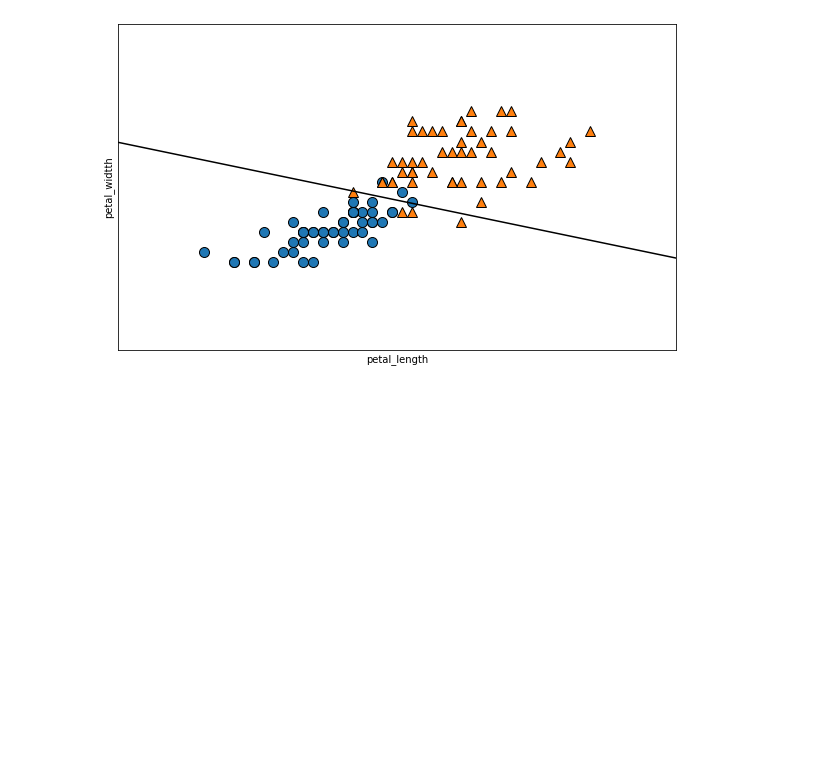
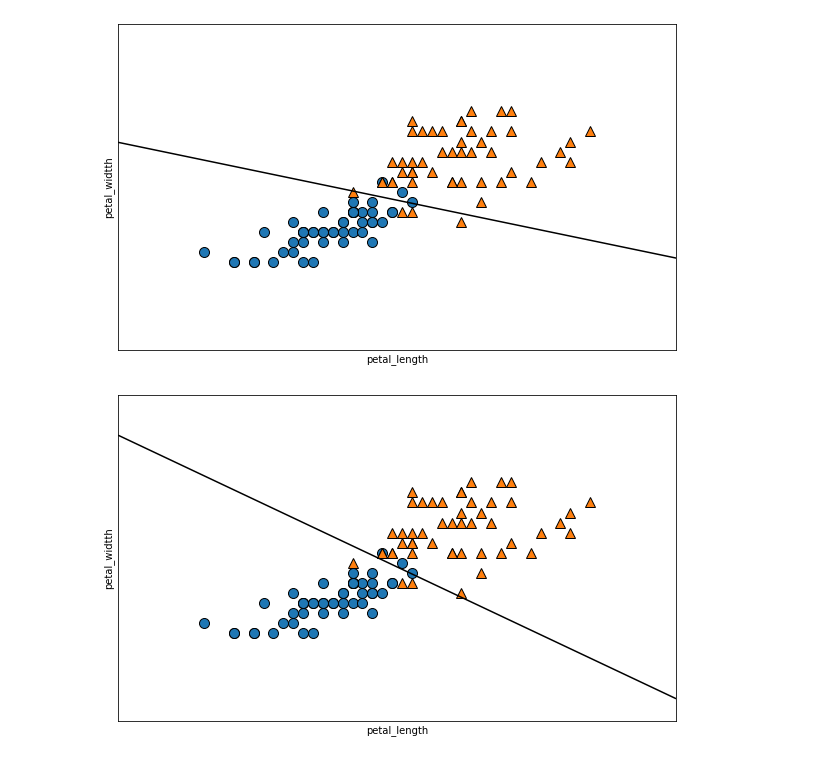
Before and after one commit to rkti498/e_shikaku, a Jupyter notebook: サポートベクター自学用.ipynb, the cells around one changed output. Drawn from its saved outputs; the diff is of its cells as text; code cells hidden in the pictures; blank space fills up the shorter version.

```diff
--- a/サポートベクター自学用.ipynb
+++ b/サポートベクター自学用.ipynb
@@ -80,3 +82,12 @@ plot_separator(model)
 # きれいに分割できている。
 # %% [output]
 [figure]
+# %%
+# Cを変化させてみる。（デフォルトはC=1だった）
+
+
+# C=50
+model_50 = LinearSVC(C=50).fit(X_train, y_train)
+plot_separator(model_50 )
+# %% [output]
+[figure, added]
```
Also changed, not shown: parts of 8 cells of this notebook.
